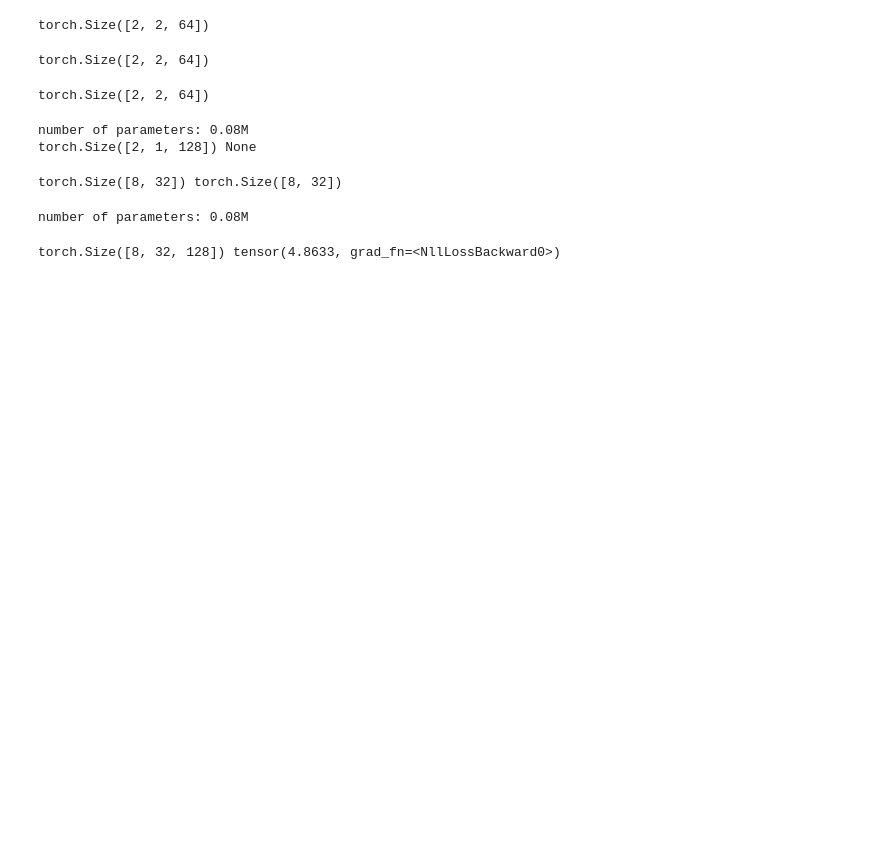
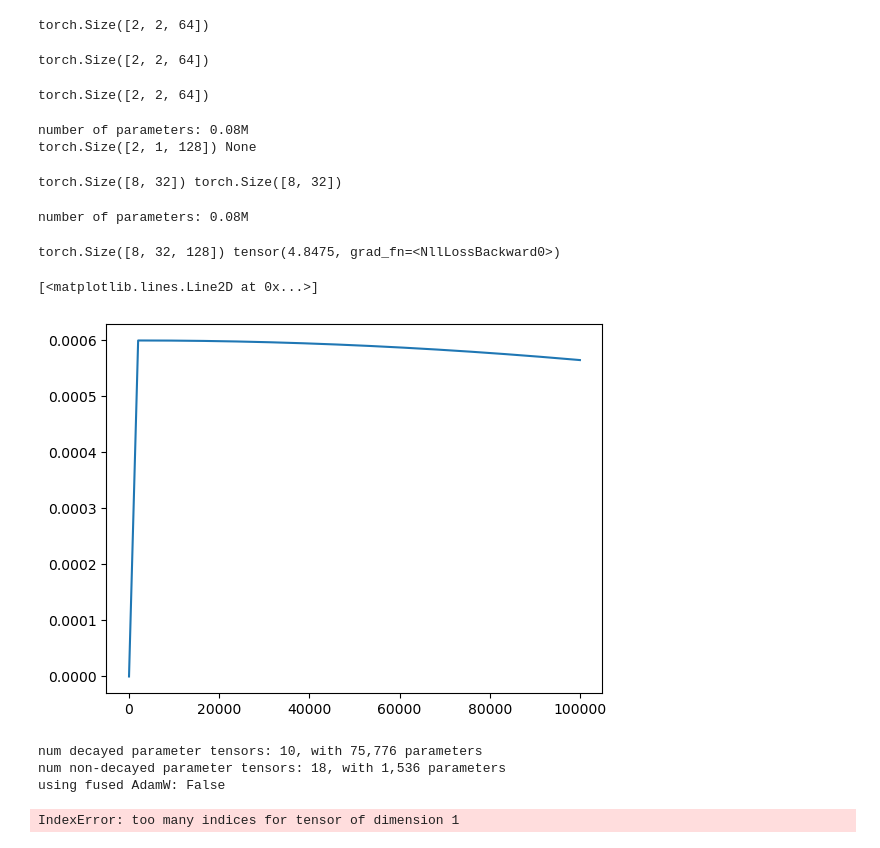
Before and after one commit to QuwsarOhi/PicoGPT, a Jupyter notebook: model/model.ipynb, the cells around one changed output. Cells and saved outputs as stored; diff of their text form; code cells hidden in the pictures; blank space fills up the shorter version.

Commit message:
added train function

```diff
--- a/model/model.ipynb
+++ b/model/model.ipynb
@@ -371,7 +378,47 @@ gpt = GPT(GPTConfig)
 # %% [output]
 number of parameters: 0.08M
 # %%
-out, loss = gpt(x, y)
+out, loss = model(x, y)
 print(out.shape, loss)
 # %% [output]
-torch.Size([8, 32, 128]) tensor(4.8633, grad_fn=<NllLossBackward0>)
+torch.Size([8, 32, 128]) tensor(4.8475, grad_fn=<NllLossBackward0>)
+# %%
+import matplotlib.pyplot as plt
+import math
+
+warmup_iters = 2000
+learning_rate = 6e-4
+lr_decay_iters = 600000
+min_lr = 6e-5
+
+def get_lr(it):
+    # 1) linear warmup for warmup_iters steps
+    if it < warmup_iters:
+        return learning_rate * it / warmup_iters
+    # 2) if it > lr_decay_iters, return min learning rate
+    if it > lr_decay_iters:
+        return min_lr
+    # 3) in between, use cosine decay down to min learning rate
+    decay_ratio = (it - warmup_iters) / (lr_decay_iters - warmup_iters)
+    assert 0 <= decay_ratio <= 1
+    coeff = 0.5 * (1.0 + math.cos(math.pi * decay_ratio)) # coeff ranges 0..1
+    return min_lr + coeff * (learning_rate - min_lr)
+
+
+x = list(range(100000))
+y = [get_lr(xx) for xx in x]
+plt.plot(x, y)
+# %% [output]
+[<matplotlib.lines.Line2D at 0x...>]
+[figure, added]
+# %%
+weight_decay = 1e-1
+beta1 = 0.9
+beta2 = 0.95
+device = 'cpu'
+
+optimizer = model.configure_optimizers(weight_decay, learning_rate, (beta1, beta2), device)
+# %% [output]
+num decayed parameter tensors: 10, with 75,776 parameters
+num non-decayed parameter tensors: 18, with 1,536 parameters
+using fused AdamW: False
@@ -377,0 +507,8 @@ torch.Size([8, 32, 128]) tensor(4.8633, grad_fn=<NllLossBackward0>)
+# %%
+train_fn(model,
+         1000,
+         optimizer,
+         os.path.join('..', 'logs', 'log.pkl'),
+         'cpu')
+# %% [output]
+IndexError: too many indices for tensor of dimension 1
```
Also changed, not shown: parts of 3 cells of this notebook.
